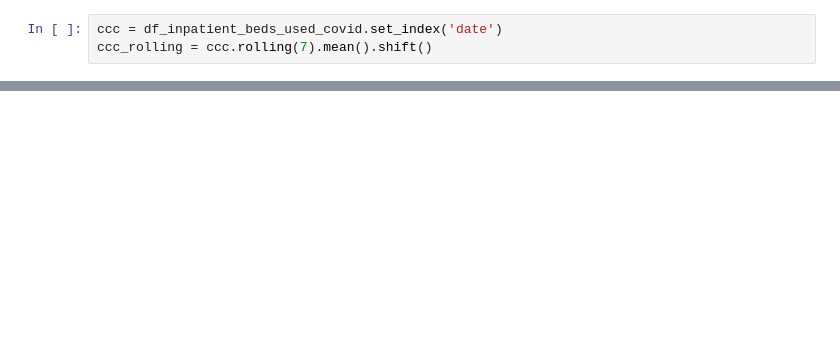
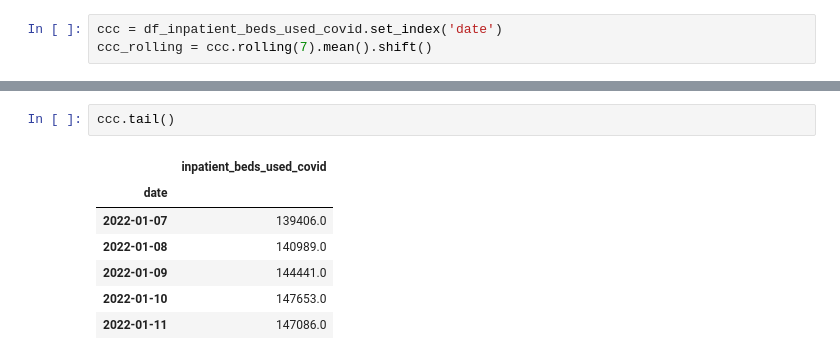
Before and after one commit to ldhagen/HHS_COVID_Notebook, a Jupyter notebook: HHS COVID-19 Reported Patient Impact and Hospital Capacity by State Timeseries.ipynb, the cells around one changed output, grey strips where cells are left out. Drawn from its saved outputs; the diff is of its cells as text; blank space fills up the shorter version.

```diff
--- a/HHS COVID-19 Reported Patient Impact and Hospital Capacity by State Timeseries.ipynb
+++ b/HHS COVID-19 Reported Patient Impact and Hospital Capacity by State Timeseries.ipynb
@@ -264,0 +319,10 @@ fig.savefig('HHS_inpaitent_beds_covid.png')
+# %%
+ccc.tail()
+# %% [output]
+|  | inpatient_beds_used_covid |
+| date |  |
+| 2022-01-07 | 139406.0 |
+| 2022-01-08 | 140989.0 |
+| 2022-01-09 | 144441.0 |
+| 2022-01-10 | 147653.0 |
+| 2022-01-11 | 147086.0 |
```
Also changed, not shown: parts of 21 cells of this notebook.
